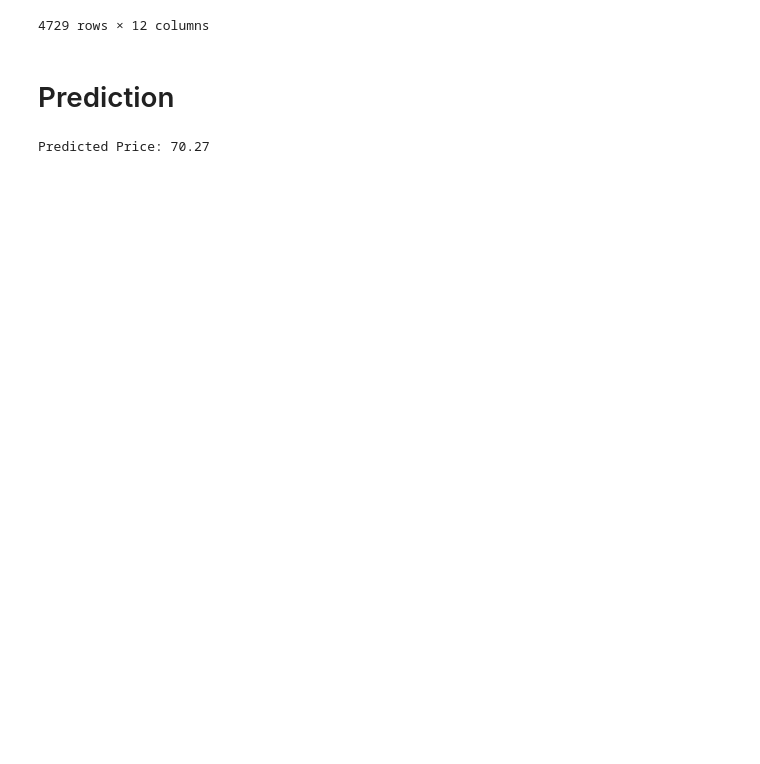
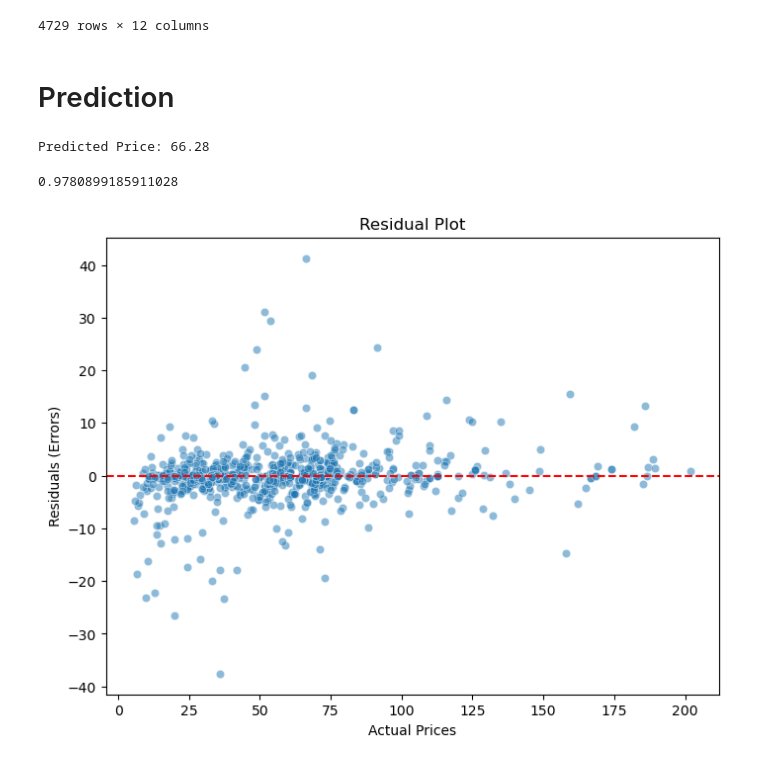
Before and after one commit to Prasad-root/Vehicle_Price_Prediction-System, a Jupyter notebook: Model_Building.ipynb, the cells around one changed output. Cells and saved outputs as stored; diff of their text form; code cells hidden in the pictures; blank space fills up the shorter version.

Commit message:
model_building_missed_file_uploaded

```diff
--- a/Model_Building.ipynb
+++ b/Model_Building.ipynb
@@ -333,7 +333,7 @@ results.loc[2]["best_params"]
 # %% [markdown]
 <h3>Data Splitting</h3>
 # %%
-X_train,X_test,Y_train,Y_test = train_test_split(encoded_X,y,test_size=0.2,random_state=10)
+X_train,X_test,Y_train,Y_test = train_test_split(encoded_X,y,test_size=0.2,random_state=10,shuffle=True)
 # %% [markdown]
 <h3>Model Creation and Training</h3>
 # %%
@@ -393,12 +393,28 @@ encoded_new_df = pd.DataFrame()
 for column in prediction_Df.columns:
     if column in label_encoders:
         encoded_new_df[f"encoded_{column}"] = label_encoders[column].transform(new_df[column])
-    else:
-        print(f"Warning: Column {column} not found in label encoders.")
 
 encoded_new_df = encoded_new_df[encoded_X.columns]
 
 predicted_price = model.predict(encoded_new_df)
 print(f"Predicted Price: {predicted_price[0]:,.2f}")
 # %% [output]
-Predicted Price: 70.27
+Predicted Price: 66.28
+# %%
+predictions = model.predict(X_test)
+# %%
+model.score(X_test,Y_test)
+# %% [output]
+0.9780899185911028
+# %%
+residuals = Y_test - predictions
+
+plt.figure(figsize=(8,6))
+sns.scatterplot(x=Y_test, y=residuals, alpha=0.5)
+plt.axhline(y=0, color='r', linestyle='--')
+plt.xlabel("Actual Prices")
+plt.ylabel("Residuals (Errors)")
+plt.title("Residual Plot")
+plt.show()
+# %% [output]
+[figure, added]
```
Also changed, not shown: parts of 3 cells of this notebook.
